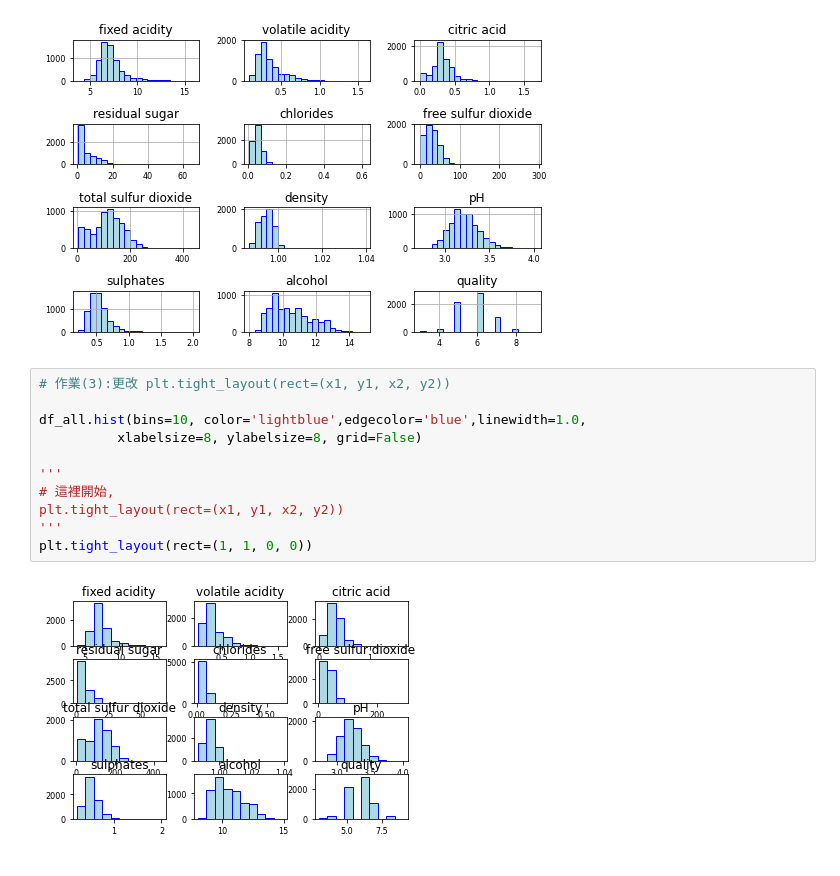
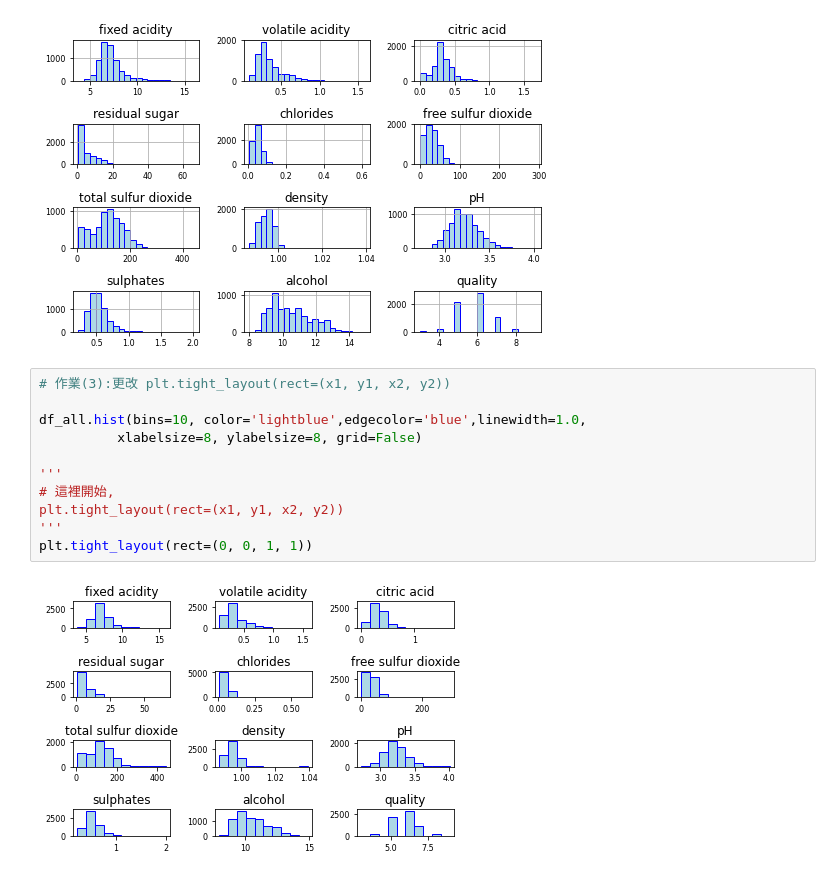
Before and after one commit to liu9046/ML100Days, a Jupyter notebook: homework/20210315_D22.ipynb, the cells around one changed output. Saved outputs shown, nothing was run; the diff lists cells and outputs as text.

```diff
--- a/homework/20210315_D22.ipynb
+++ b/homework/20210315_D22.ipynb
@@ -174,13 +174,13 @@ plt.tight_layout(rect=(0, 0, 1.2, 1.2))
 # %%
 # 作業(3):更改 plt.tight_layout(rect=(x1, y1, x2, y2))
 
 df_all.hist(bins=10, color='lightblue',edgecolor='blue',linewidth=1.0,
           xlabelsize=8, ylabelsize=8, grid=False)
 
 '''
 # 這裡開始,
 plt.tight_layout(rect=(x1, y1, x2, y2))
 '''
-plt.tight_layout(rect=(1, 1, 0, 0))
+plt.tight_layout(rect=(0, 0, 1, 1))
 # %% [output]
-[figure, old version]
+[figure, new version]
```
Also changed, not shown: 3 other files.
